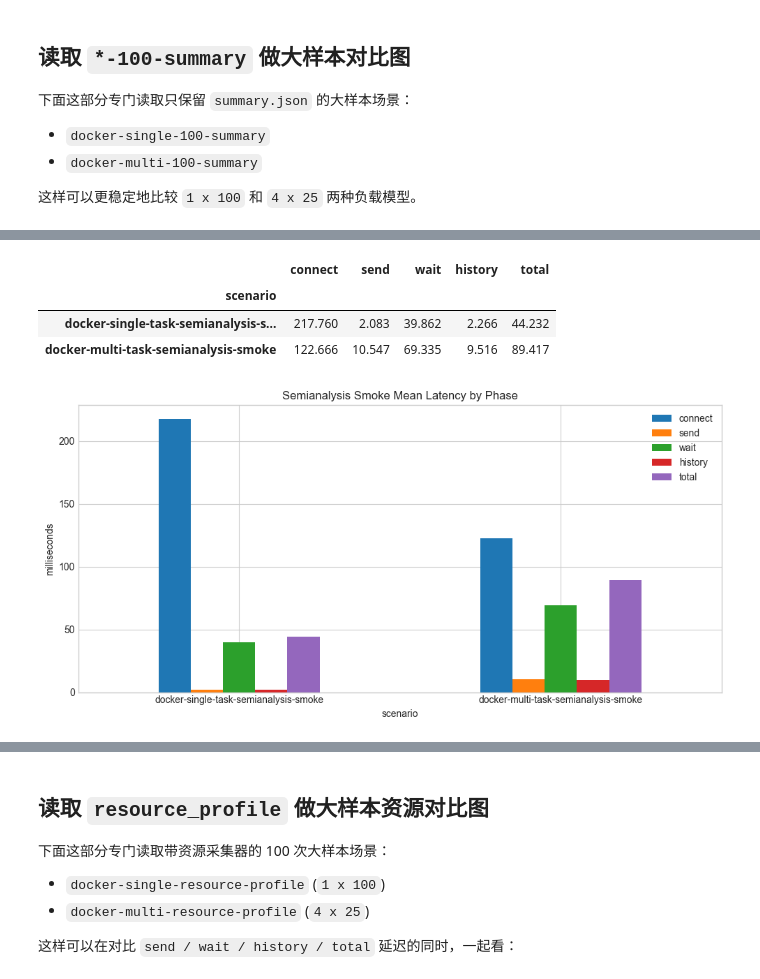
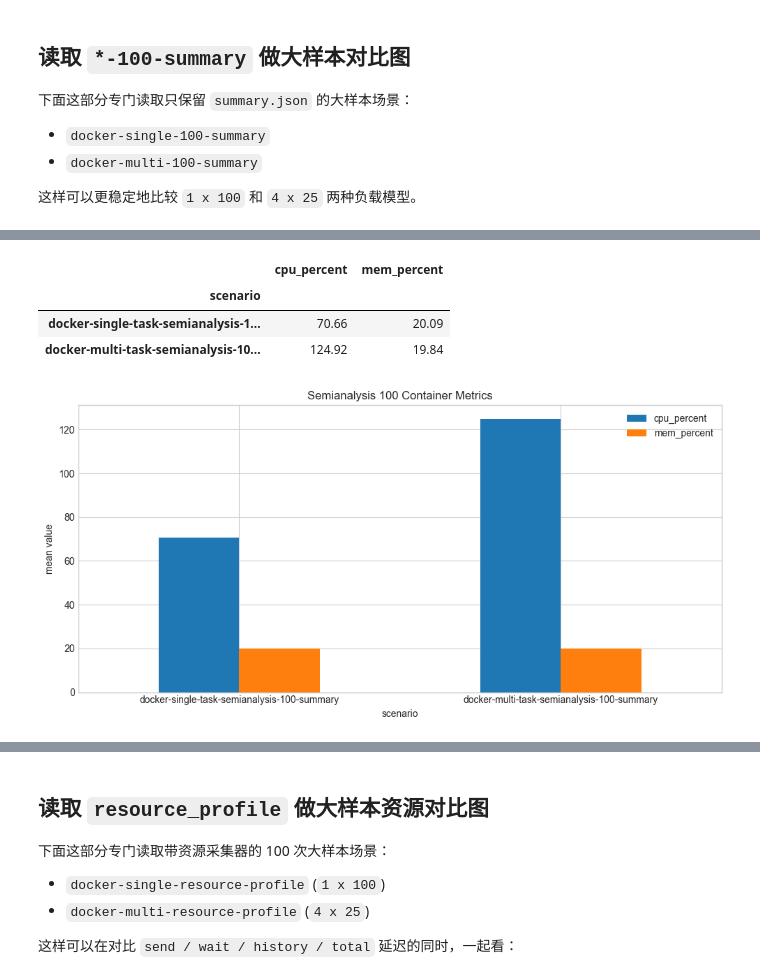
Before and after one commit to Boole-Highland-Insight/ClawHarness, a Jupyter notebook: openclaw_gateway_context_list_walkthrough.ipynb, the cells around one changed output, grey strips where cells are left out. Drawn from its saved outputs; the diff is of its cells as text; code cells hidden in the pictures.

```diff
--- a/openclaw_gateway_context_list_walkthrough.ipynb
+++ b/openclaw_gateway_context_list_walkthrough.ipynb
@@ -862,28 +782,26 @@ plt.show()
-# %%
-semianalysis_phase_df = semianalysis_smoke_df[[
-    "connect_mean_ms",
-    "send_mean_ms",
-    "wait_mean_ms",
-    "history_mean_ms",
-    "total_mean_ms",
-]].rename(columns={
-    "connect_mean_ms": "connect",
-    "send_mean_ms": "send",
-    "wait_mean_ms": "wait",
-    "history_mean_ms": "history",
-    "total_mean_ms": "total",
-})
-
-semianalysis_phase_df.round(3)
-# %% [output]
-|  | connect | send | wait | history | total |
-| scenario |  |  |  |  |  |
-| docker-single-task-semianalysis-s... | 217.760 | 2.083 | 39.862 | 2.266 | 44.232 |
-| docker-multi-task-semianalysis-smoke | 122.666 | 10.547 | 69.335 | 9.516 | 89.417 |
+# %%
+semianalysis_100_container_df = semianalysis_100_df[[
+    "docker_cpu_percent_mean",
+    "docker_mem_percent_mean",
+    # "docker_block_read_bytes_mean",
+    # "docker_block_write_bytes_mean",
+]].rename(columns={
+    "docker_cpu_percent_mean": "cpu_percent",
+    "docker_mem_percent_mean": "mem_percent",
+    # "docker_block_read_bytes_mean": "block_read_bytes",
+    # "docker_block_write_bytes_mean": "block_write_bytes",
+})
+
+semianalysis_100_container_df.round(3)
+# %% [output]
+|  | cpu_percent | mem_percent |
+| scenario |  |  |
+| docker-single-task-semianalysis-1... | 70.66 | 20.09 |
+| docker-multi-task-semianalysis-10... | 124.92 | 19.84 |
 # %%
-ax = semianalysis_phase_df.plot(kind="bar", figsize=(10, 5), rot=0, title="Semianalysis Smoke Mean Latency by Phase")
-ax.set_ylabel("milliseconds")
+ax = semianalysis_100_container_df.plot(kind="bar", figsize=(10, 5), rot=0, title="Semianalysis 100 Container Metrics")
+ax.set_ylabel("mean value")
 plt.tight_layout()
 plt.show()
 # %% [output]
-[figure, old version]
+[figure, new version]
```
Also changed, not shown: parts of 32 cells of this notebook, 8 other files.
